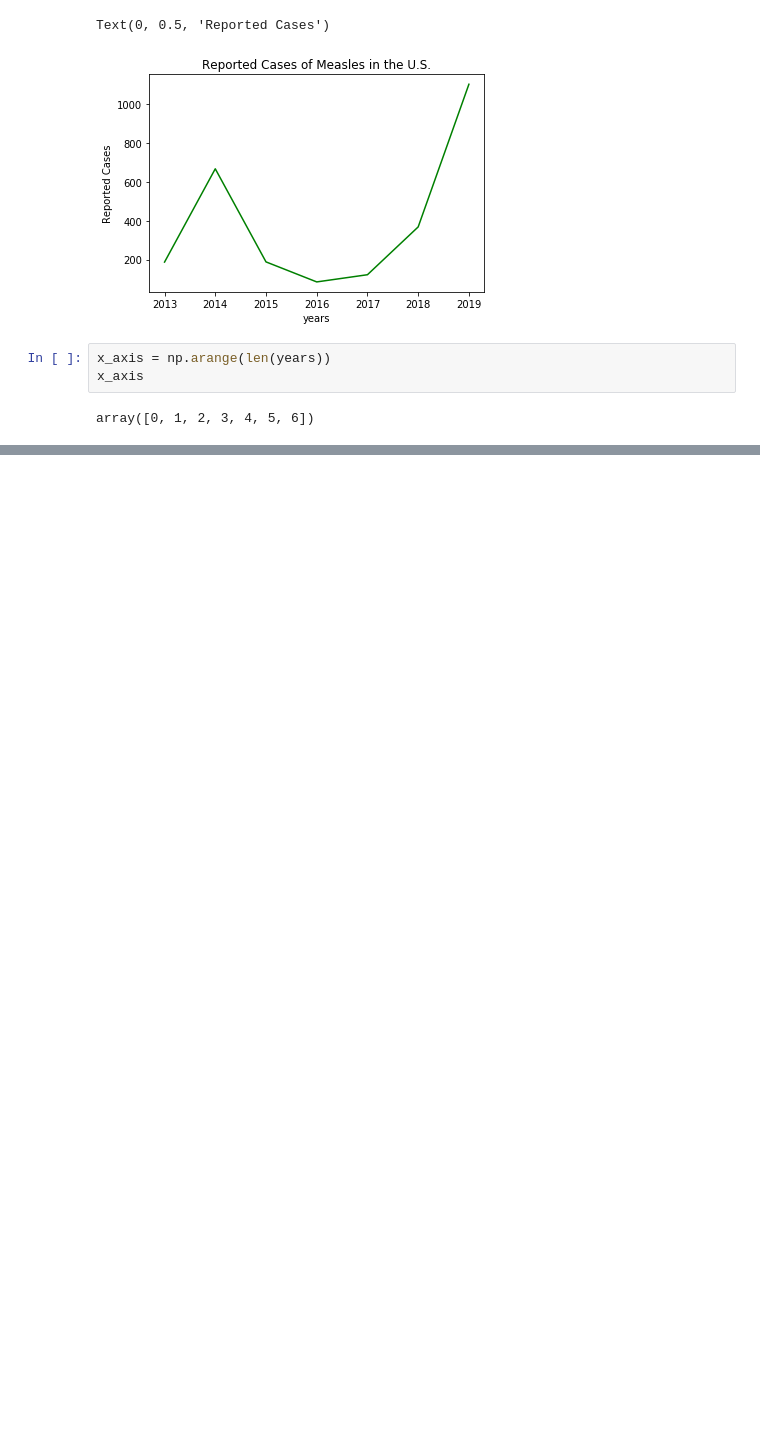
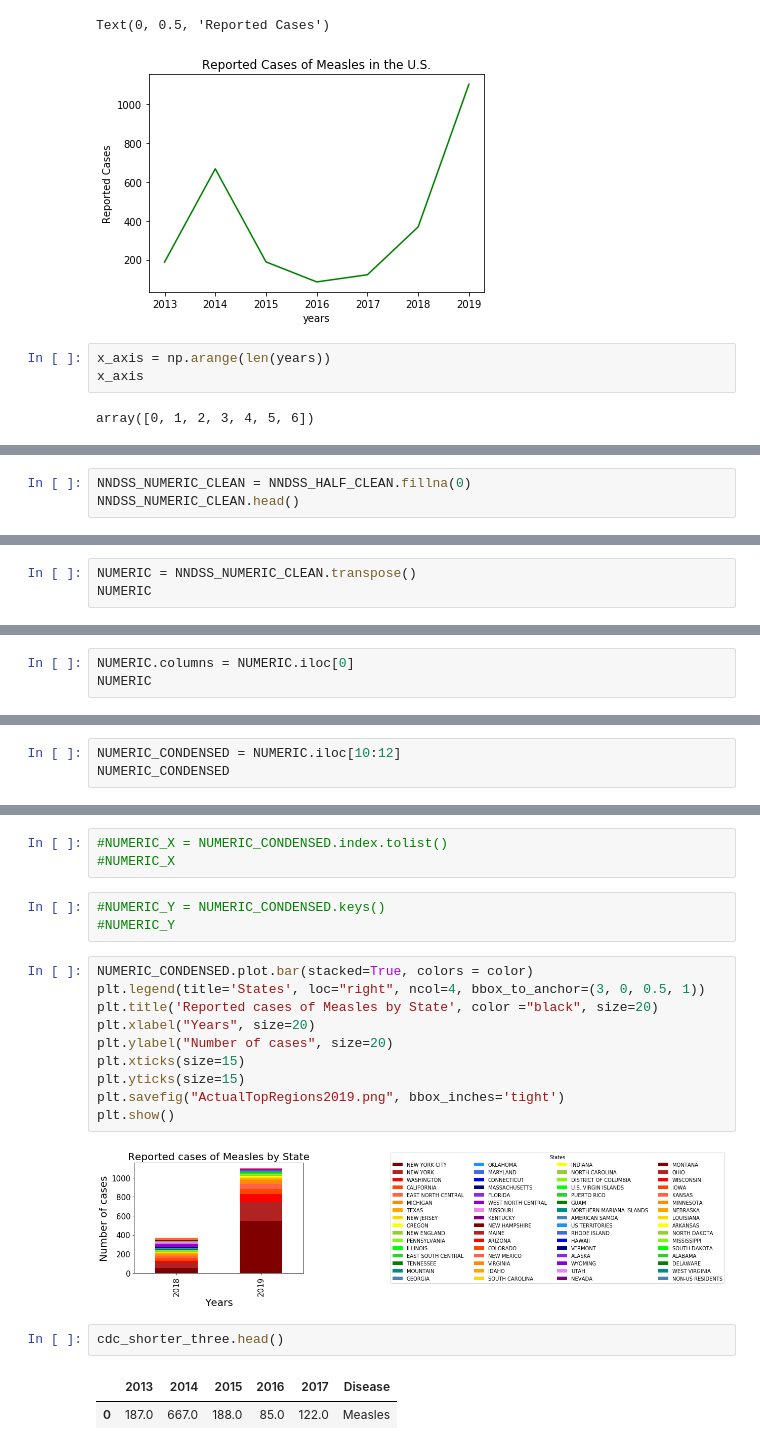
Before and after one commit to rfukamachi/Data-Project-1, a Jupyter notebook: JupyterNotebooks/USA_Measles_Recent.ipynb, the cells around one changed output, grey strips where cells are left out. Saved outputs shown, nothing was run; the diff lists cells and outputs as text; blank space fills up the shorter version.

```diff
--- a/JupyterNotebooks/USA_Measles_Recent.ipynb
+++ b/JupyterNotebooks/USA_Measles_Recent.ipynb
@@ -367,0 +540,3 @@ IndentationError: unexpected indent (<ipython-input-66-42448fa14d99>, line 2)
+# %%
+NNDSS_NUMERIC_CLEAN = NNDSS_HALF_CLEAN.fillna(0)
+NNDSS_NUMERIC_CLEAN.head()
@@ -367,0 +552,3 @@ IndentationError: unexpected indent (<ipython-input-66-42448fa14d99>, line 2)
+# %%
+NUMERIC = NNDSS_NUMERIC_CLEAN.transpose()
+NUMERIC
@@ -367,0 +570,3 @@ IndentationError: unexpected indent (<ipython-input-66-42448fa14d99>, line 2)
+# %%
+NUMERIC.columns = NUMERIC.iloc[0]
+NUMERIC
@@ -367,0 +588,3 @@ IndentationError: unexpected indent (<ipython-input-66-42448fa14d99>, line 2)
+# %%
+NUMERIC_CONDENSED = NUMERIC.iloc[10:12]
+NUMERIC_CONDENSED
@@ -367,0 +596,23 @@ IndentationError: unexpected indent (<ipython-input-66-42448fa14d99>, line 2)
+# %%
+#NUMERIC_X = NUMERIC_CONDENSED.index.tolist()
+#NUMERIC_X
+# %%
+#NUMERIC_Y = NUMERIC_CONDENSED.keys()
+#NUMERIC_Y
+# %%
+NUMERIC_CONDENSED.plot.bar(stacked=True, colors = color)
+plt.legend(title='States', loc="right", ncol=4, bbox_to_anchor=(3, 0, 0.5, 1))
+plt.title('Reported cases of Measles by State', color ="black", size=20)
+plt.xlabel("Years", size=20)
+plt.ylabel("Number of cases", size=20)
+plt.xticks(size=15)
+plt.yticks(size=15)
+plt.savefig("ActualTopRegions2019.png", bbox_inches='tight')
+plt.show()
+# %% [output]
+[figure, added]
+# %%
+cdc_shorter_three.head()
+# %% [output]
+|  | 2013 | 2014 | 2015 | 2016 | 2017 | Disease |
+| 0 | 187.0 | 667.0 | 188.0 | 85.0 | 122.0 | Measles |
```
Also changed, not shown: parts of 132 cells of this notebook, 9 other files.
